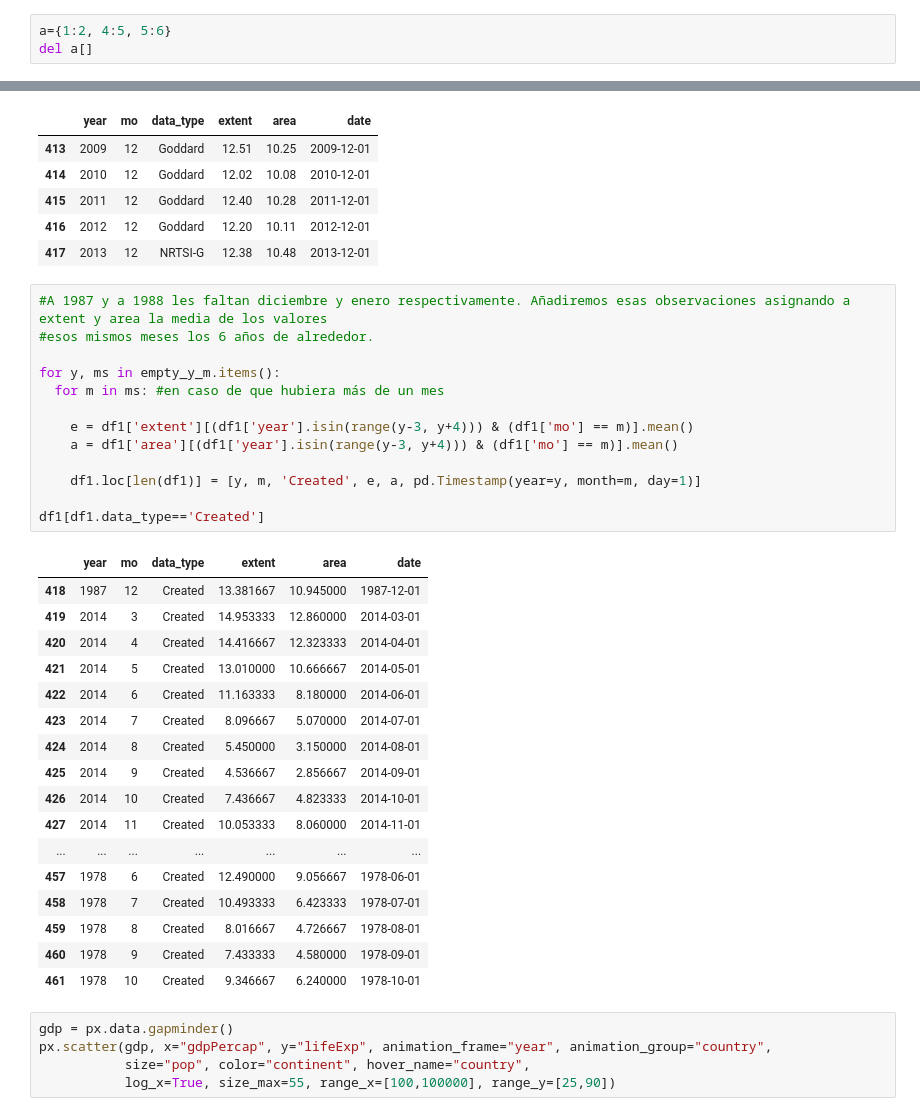
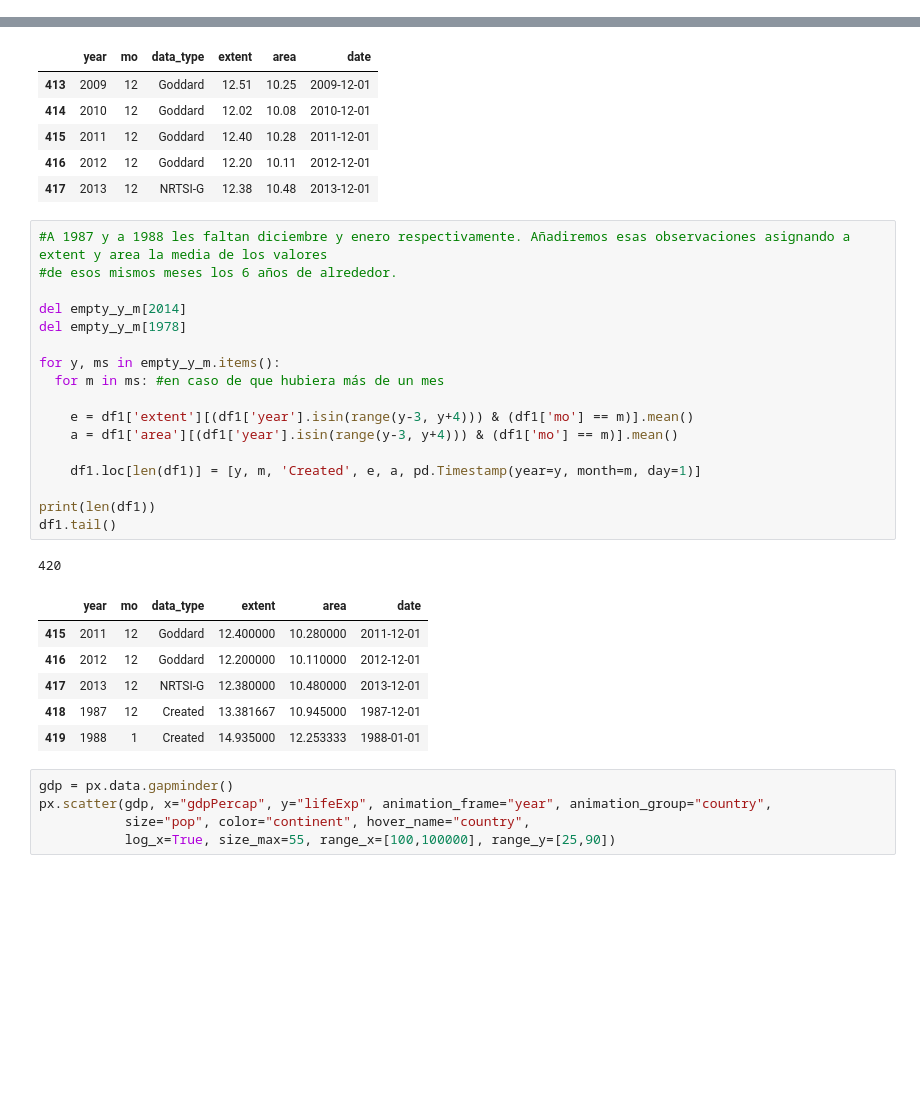
Before and after one commit to PedroCanoM/Idal_ia3, a Jupyter notebook: Sea_Ice_Extent.ipynb, the cells around one changed output, grey strips where cells are left out. Saved outputs shown, nothing was run; the diff lists cells and outputs as text; blank space fills up the shorter version.

```diff
--- a/Sea_Ice_Extent.ipynb
+++ b/Sea_Ice_Extent.ipynb
@@ -180,6 +180,3 @@ for y in ys:
 print(empty_y_m)
 # %% [output]
 {1987: {12}, 2014: {3, 4, 5, 6, 7, 8, 9, 10, 11, 12}, 1988: {1}, 1978: {1, 2, 3, 4, 5, 6, 7, 8, 9, 10}}
-# %%
-a={1:2, 4:5, 5:6}
-del a[]
@@ -201,35 +196,29 @@ df1.tail()
 | 417 | 2013 | 12 | NRTSI-G | 12.38 | 10.48 | 2013-12-01 |
 # %%
 #A 1987 y a 1988 les faltan diciembre y enero respectivamente. Añadiremos esas observaciones asignando a extent y area la media de los valores
-#esos mismos meses los 6 años de alrededor.
+#de esos mismos meses los 6 años de alrededor.
+
+del empty_y_m[2014]
+del empty_y_m[1978]
 
 for y, ms in empty_y_m.items():
   for m in ms: #en caso de que hubiera más de un mes
 
     e = df1['extent'][(df1['year'].isin(range(y-3, y+4))) & (df1['mo'] == m)].mean()
     a = df1['area'][(df1['year'].isin(range(y-3, y+4))) & (df1['mo'] == m)].mean()
 
     df1.loc[len(df1)] = [y, m, 'Created', e, a, pd.Timestamp(year=y, month=m, day=1)]
 
-df1[df1.data_type=='Created']
+print(len(df1))
+df1.tail()
 # %% [output]
+420
 |  | year | mo | data_type | extent | area | date |
+| 415 | 2011 | 12 | Goddard | 12.400000 | 10.280000 | 2011-12-01 |
+| 416 | 2012 | 12 | Goddard | 12.200000 | 10.110000 | 2012-12-01 |
+| 417 | 2013 | 12 | NRTSI-G | 12.380000 | 10.480000 | 2013-12-01 |
 | 418 | 1987 | 12 | Created | 13.381667 | 10.945000 | 1987-12-01 |
-| 419 | 2014 | 3 | Created | 14.953333 | 12.860000 | 2014-03-01 |
-| 420 | 2014 | 4 | Created | 14.416667 | 12.323333 | 2014-04-01 |
-| 421 | 2014 | 5 | Created | 13.010000 | 10.666667 | 2014-05-01 |
-| 422 | 2014 | 6 | Created | 11.163333 | 8.180000 | 2014-06-01 |
-| 423 | 2014 | 7 | Created | 8.096667 | 5.070000 | 2014-07-01 |
-| 424 | 2014 | 8 | Created | 5.450000 | 3.150000 | 2014-08-01 |
-| 425 | 2014 | 9 | Created | 4.536667 | 2.856667 | 2014-09-01 |
-| 426 | 2014 | 10 | Created | 7.436667 | 4.823333 | 2014-10-01 |
-| 427 | 2014 | 11 | Created | 10.053333 | 8.060000 | 2014-11-01 |
-| ... | ... | ... | ... | ... | ... | ... |
-| 457 | 1978 | 6 | Created | 12.490000 | 9.056667 | 1978-06-01 |
-| 458 | 1978 | 7 | Created | 10.493333 | 6.423333 | 1978-07-01 |
-| 459 | 1978 | 8 | Created | 8.016667 | 4.726667 | 1978-08-01 |
-| 460 | 1978 | 9 | Created | 7.433333 | 4.580000 | 1978-09-01 |
-| 461 | 1978 | 10 | Created | 9.346667 | 6.240000 | 1978-10-01 |
+| 419 | 1988 | 1 | Created | 14.935000 | 12.253333 | 1988-01-01 |
 # %%
 gdp = px.data.gapminder()
 px.scatter(gdp, x="gdpPercap", y="lifeExp", animation_frame="year", animation_group="country",
```
Also changed, not shown: parts of 1 cell of this notebook.
